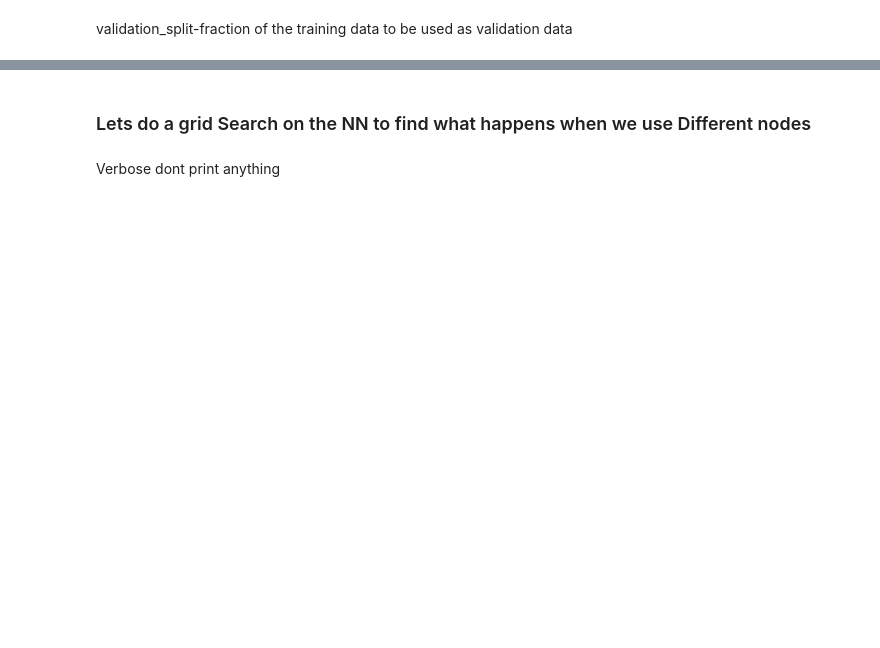
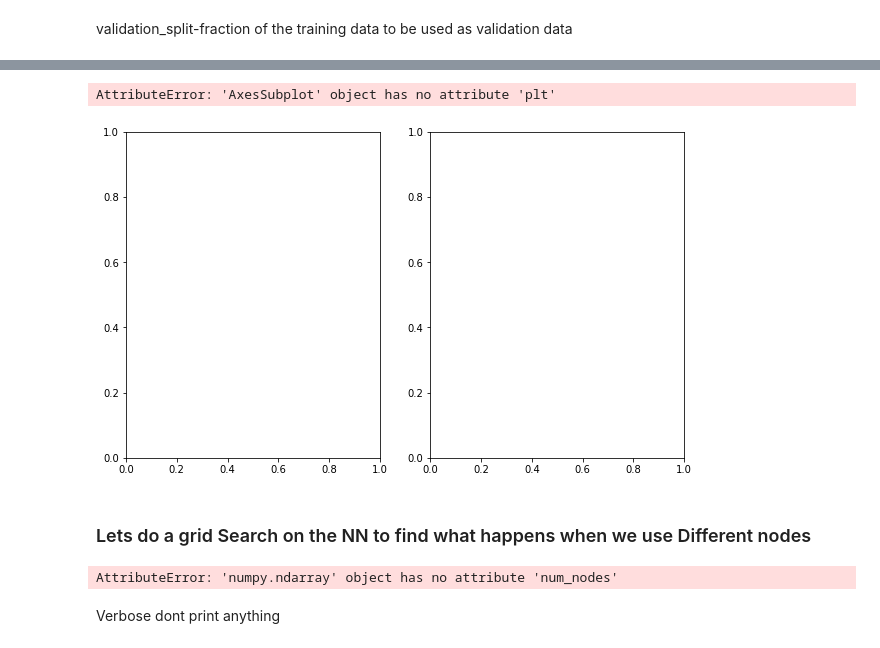
Before and after one commit to glennwanjiru/ML, a Jupyter notebook: ML tut.ipynb, the cells around one changed output, grey strips where cells are left out. Drawn from its saved outputs; the diff is of its cells as text; code cells hidden in the pictures; blank space fills up the shorter version.

```diff
--- a/ML tut.ipynb
+++ b/ML tut.ipynb
@@ -303,3 +303,26 @@ plot_accuracy(history)
+# %%
+def plot_history(history):
+    fig, (ax1, ax2) = plt.subplots(1, 2, figsize=(10,6))
+    ax1.plt.plot(history.history['loss'],label='loss')
+    ax1.plt.plot(history.history['val_loss'],label='val_loss')
+    ax1.plt.set_xlabel('Epoch')
+    ax1.plt.set_ylabel('BInary crossentropy')
+    ax1.plt.grid(True)
+
+    ax2.plt.plot(history.history['accuracy'],label='accuracy')
+    ax2.plt.plot(history.history['val_accuracy'],label='val_accuracy')
+    ax2.plt.set_xlabel('Epoch')
+    ax2.plt.set_ylabel('Accuracy')
+    ax2.plt.grid(True)
+
+
+
+    plt.show()
+# %%
+plot_history(history)
+# %% [output]
+AttributeError: 'AxesSubplot' object has no attribute 'plt'
+[figure, added]
 # %% [markdown]
 ### Lets do a grid Search on the NN to find what happens when we use Different nodes
 # %%
@@ -325,2 +350,19 @@ history = nn_model.fit(
+# %%
+least_val_loss=float('inf')
+least_loss_model = None
+epochs=100
+for num_nodes in [16,32,64]:
+      for dropout_prob in [0,0.2]:
+            for lr in [0.01,0.005,0.001]:
+                  for batch_size in [32,64,128]:
+                        print(f"{num_nodes} nodes,dropout {dropout_prob},lr {lr},batch Size {batch_size}")
+                        model,history=train_model(x_train,y_train.num_nodes,dropout_prob,lr,batch_size,epochs)
+                        plot_history(history)
+                        val_loss=model.evaluate(x_validation,y_validation)
+                        if val_loss <least_val_loss:
+                              least_val_loss=val_loss
+                              least_loss_model=model
+# %% [output]
+AttributeError: 'numpy.ndarray' object has no attribute 'num_nodes'
 # %% [markdown]
 Verbose dont print anything
```
Also changed, not shown: parts of 20 cells of this notebook.
